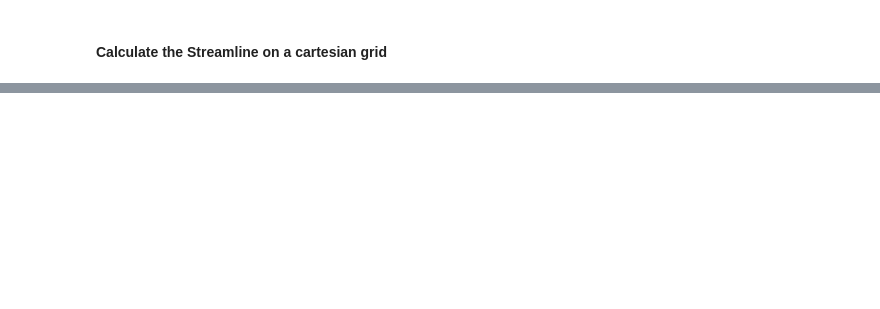
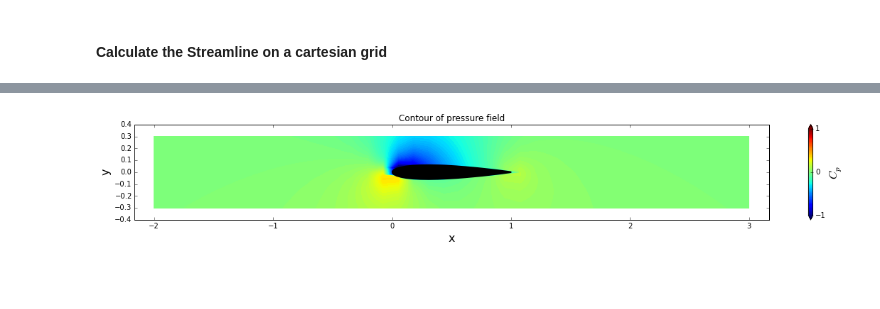
Before and after one commit to iafleischer/AeroPython, a Jupyter notebook: assignments/11_VortexSourcePanelMethod.ipynb, the cells around one changed output, grey strips where cells are left out. Drawn from its saved outputs; the diff is of its cells as text; code cells hidden in the pictures; blank space fills up the shorter version.

```diff
--- a/assignments/11_VortexSourcePanelMethod.ipynb
+++ b/assignments/11_VortexSourcePanelMethod.ipynb
@@ -378,0 +404,21 @@ pyplot.title('Streamlines around a NACA 0012 airfoil, AoA = %.1f' % alpha);
+# %%
+# plots the pressure field
+size=20
+pyplot.figure(figsize=(size, size*(y_up-y_down)/(x_right-x_left)))
+pyplot.xlabel('x', fontsize=16)
+pyplot.ylabel('y', fontsize=16)
+contf = pyplot.contourf(X, Y, cp, levels=numpy.linspace(-1.0, 1.0, 100), extend='both')
+cbar = pyplot.colorbar(contf)
+cbar.set_label('$C_p$', fontsize=16)
+cbar.set_ticks([ -1.0,0.0, 1.0])
+pyplot.fill([panel.xc for panel in panels],
+         [panel.yc for panel in panels],
+         color='k', linestyle='solid', linewidth=2, zorder=2)
+#pyplot.xlim(x_start, x_end)
+#pyplot.ylim(y_start, y_end)
+pyplot.axis('equal')
+pyplot.title('Contour of pressure field');
+# %% [output]
+[figure, added]
+# %% [markdown]
+##
```
Also changed, not shown: parts of 12 cells of this notebook, 2 other files.
